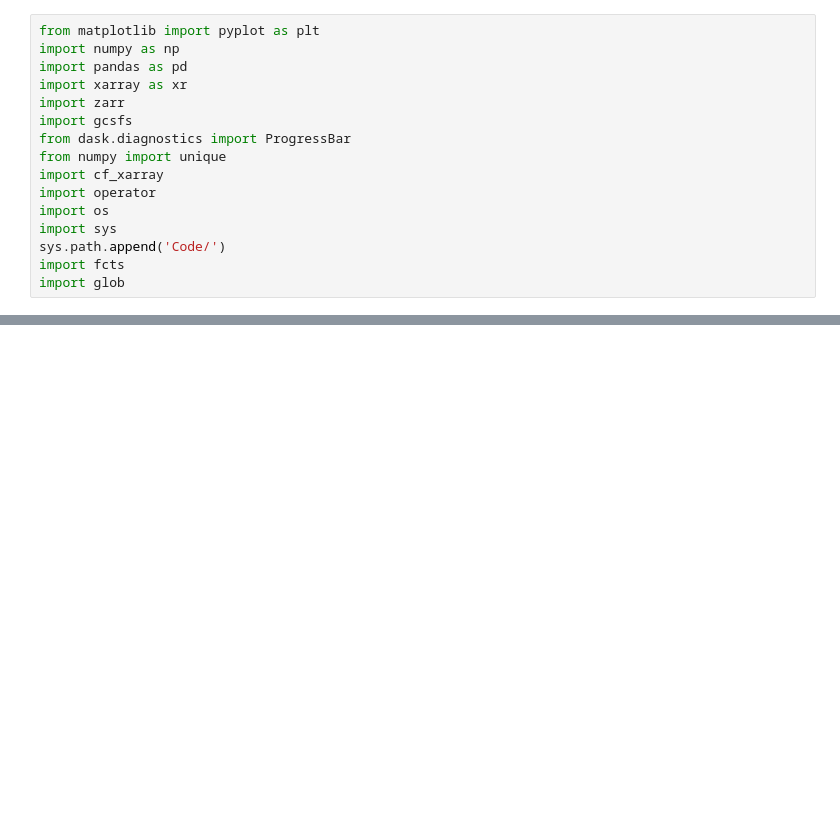
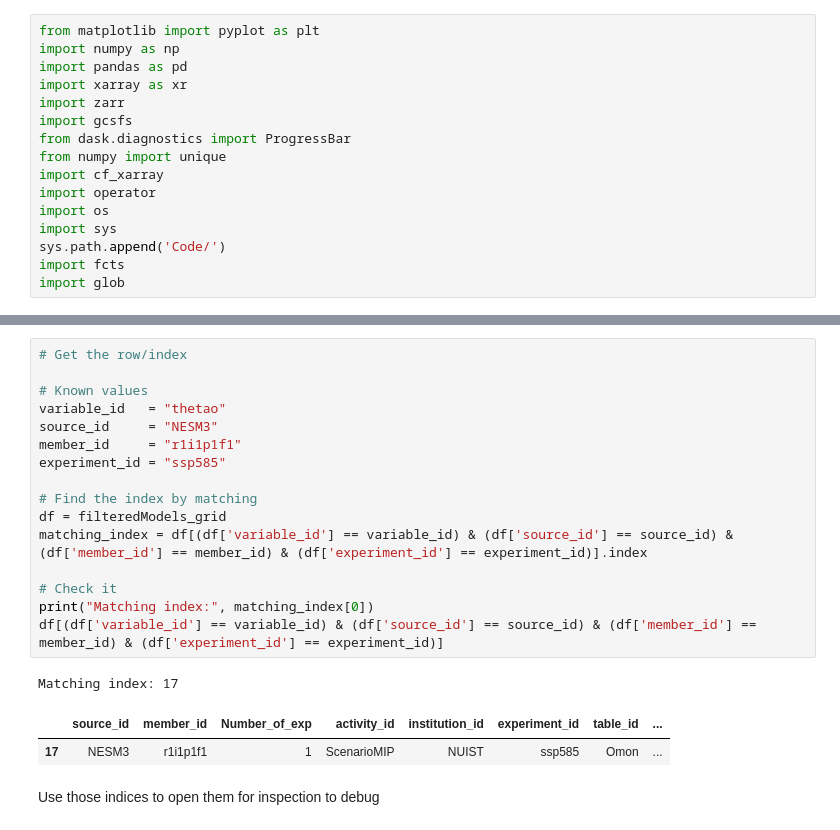
Before and after one commit to bartdifiore/lobSDM, a Jupyter notebook: Code/CMIP6_FromMD.ipynb, the cells around one changed output, grey strips where cells are left out. Saved outputs shown, nothing was run; the diff lists cells and outputs as text; blank space fills up the shorter version.

```diff
--- a/Code/CMIP6_FromMD.ipynb
+++ b/Code/CMIP6_FromMD.ipynb
@@ -334,0 +484,22 @@ Working on /Users/aallyn/Library/CloudStorage/Box-Box/RES_Data/CMIP6/SSP585/RawT
+# %%
+# Get the row/index
+
+# Known values
+variable_id   = "thetao"
+source_id     = "NESM3"
+member_id     = "r1i1p1f1"
+experiment_id = "ssp585"
+
+# Find the index by matching
+df = filteredModels_grid
+matching_index = df[(df['variable_id'] == variable_id) & (df['source_id'] == source_id) & (df['member_id'] == member_id) & (df['experiment_id'] == experiment_id)].index
+
+# Check it
+print("Matching index:", matching_index[0])
+df[(df['variable_id'] == variable_id) & (df['source_id'] == source_id) & (df['member_id'] == member_id) & (df['experiment_id'] == experiment_id)]
+# %% [output]
+Matching index: 17
+|  | source_id | member_id | Number_of_exp | activity_id | institution_id | experiment_id | table_id | ... |
+| 17 | NESM3 | r1i1p1f1 | 1 | ScenarioMIP | NUIST | ssp585 | Omon | ... |
+# %% [markdown]
+Use those indices to open them for inspection to debug
```
Also changed, not shown: parts of 17 cells of this notebook, 1 other file.
